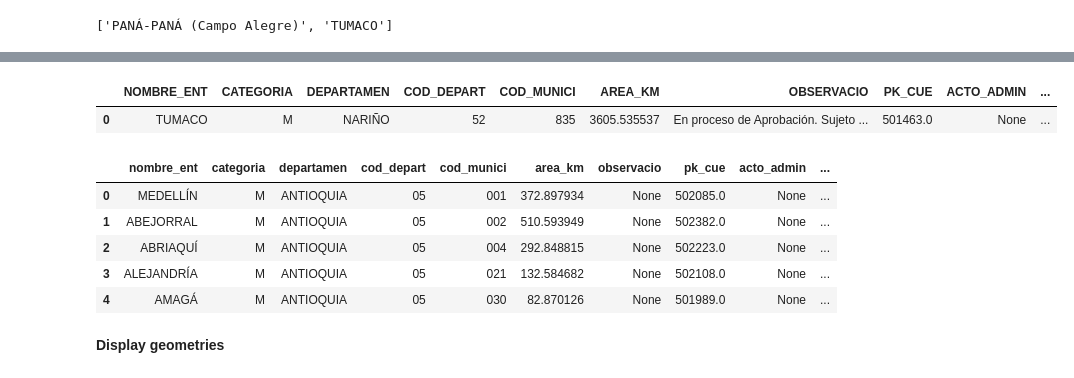
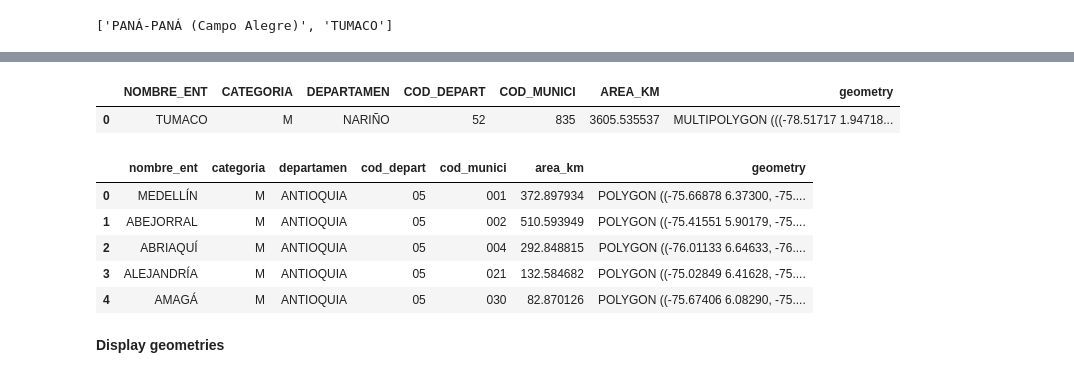
Before and after one commit to Vizzuality/heco-invest, a Jupyter notebook: data/notebooks/Lab/01_Sustainability_Scores.ipynb, the cells around one changed output, grey strips where cells are left out. Cells and saved outputs as stored; diff of their text form; code cells hidden in the pictures.

```diff
--- a/data/notebooks/Lab/01_Sustainability_Scores.ipynb
+++ b/data/notebooks/Lab/01_Sustainability_Scores.ipynb
@@ -151,6 +151,7 @@ ds['community'].plot(ax=ax[1,1], cmap='jet')
 **Read data**
 # %%
 municipalities = gpd.read_file(f'../../datasets/raw/Limites Políticos Colombia/Limite_Municipal.shp')
+municipalities = municipalities[['NOMBRE_ENT', 'CATEGORIA', 'DEPARTAMEN', 'COD_DEPART', 'COD_MUNICI', 'AREA_KM', 'geometry']]
 # %% [markdown]
 Change projection
 # %%
@@ -207,25 +208,23 @@ pana
 # %%
 tumaco = municipalities[municipalities['NOMBRE_ENT'] == duplicates[1]].reset_index(drop=True)
 tumaco.at[0, 'geometry'] = MultiPolygon([tumaco['geometry'].iloc[0], tumaco['geometry'].iloc[1]])
-tumaco.at[0, 'SHAPE_Leng'] = tumaco['SHAPE_Leng'].iloc[0] + tumaco['SHAPE_Leng'].iloc[1]
-tumaco.at[0, 'SHAPE_Area'] = tumaco['SHAPE_Area'].iloc[0] + tumaco['SHAPE_Area'].iloc[1]
 tumaco = tumaco.drop(1)
 tumaco
 # %% [output]
-|  | NOMBRE_ENT | CATEGORIA | DEPARTAMEN | COD_DEPART | COD_MUNICI | AREA_KM | OBSERVACIO | PK_CUE | ACTO_ADMIN | ... |
-| 0 | TUMACO | M | NARIÑO | 52 | 835 | 3605.535537 | En proceso de Aprobación. Sujeto ... | 501463.0 | None | ... |
+|  | NOMBRE_ENT | CATEGORIA | DEPARTAMEN | COD_DEPART | COD_MUNICI | AREA_KM | geometry |
+| 0 | TUMACO | M | NARIÑO | 52 | 835 | 3605.535537 | MULTIPOLYGON (((-78.51717 1.94718... |
 # %%
 municipalities = pd.concat([municipalities[~municipalities['NOMBRE_ENT'].isin(duplicates)], pana, tumaco])
 municipalities = municipalities.sort_values(['COD_DEPART', 'COD_MUNICI']).reset_index(drop=True)
 municipalities.columns = municipalities.columns.str.lower()
 municipalities.head()
 # %% [output]
-|  | nombre_ent | categoria | departamen | cod_depart | cod_munici | area_km | observacio | pk_cue | acto_admin | ... |
-| 0 | MEDELLÍN | M | ANTIOQUIA | 05 | 001 | 372.897934 | None | 502085.0 | None | ... |
-| 1 | ABEJORRAL | M | ANTIOQUIA | 05 | 002 | 510.593949 | None | 502382.0 | None | ... |
-| 2 | ABRIAQUÍ | M | ANTIOQUIA | 05 | 004 | 292.848815 | None | 502223.0 | None | ... |
-| 3 | ALEJANDRÍA | M | ANTIOQUIA | 05 | 021 | 132.584682 | None | 502108.0 | None | ... |
-| 4 | AMAGÁ | M | ANTIOQUIA | 05 | 030 | 82.870126 | None | 501989.0 | None | ... |
+|  | nombre_ent | categoria | departamen | cod_depart | cod_munici | area_km | geometry |
+| 0 | MEDELLÍN | M | ANTIOQUIA | 05 | 001 | 372.897934 | POLYGON ((-75.66878 6.37300, -75.... |
+| 1 | ABEJORRAL | M | ANTIOQUIA | 05 | 002 | 510.593949 | POLYGON ((-75.41551 5.90179, -75.... |
+| 2 | ABRIAQUÍ | M | ANTIOQUIA | 05 | 004 | 292.848815 | POLYGON ((-76.01133 6.64633, -76.... |
+| 3 | ALEJANDRÍA | M | ANTIOQUIA | 05 | 021 | 132.584682 | POLYGON ((-75.02849 6.41628, -75.... |
+| 4 | AMAGÁ | M | ANTIOQUIA | 05 | 030 | 82.870126 | POLYGON ((-75.67406 6.08290, -75.... |
 # %% [markdown]
 **Display geometries**
 # %%
```
Also changed, not shown: parts of 21 cells of this notebook.
